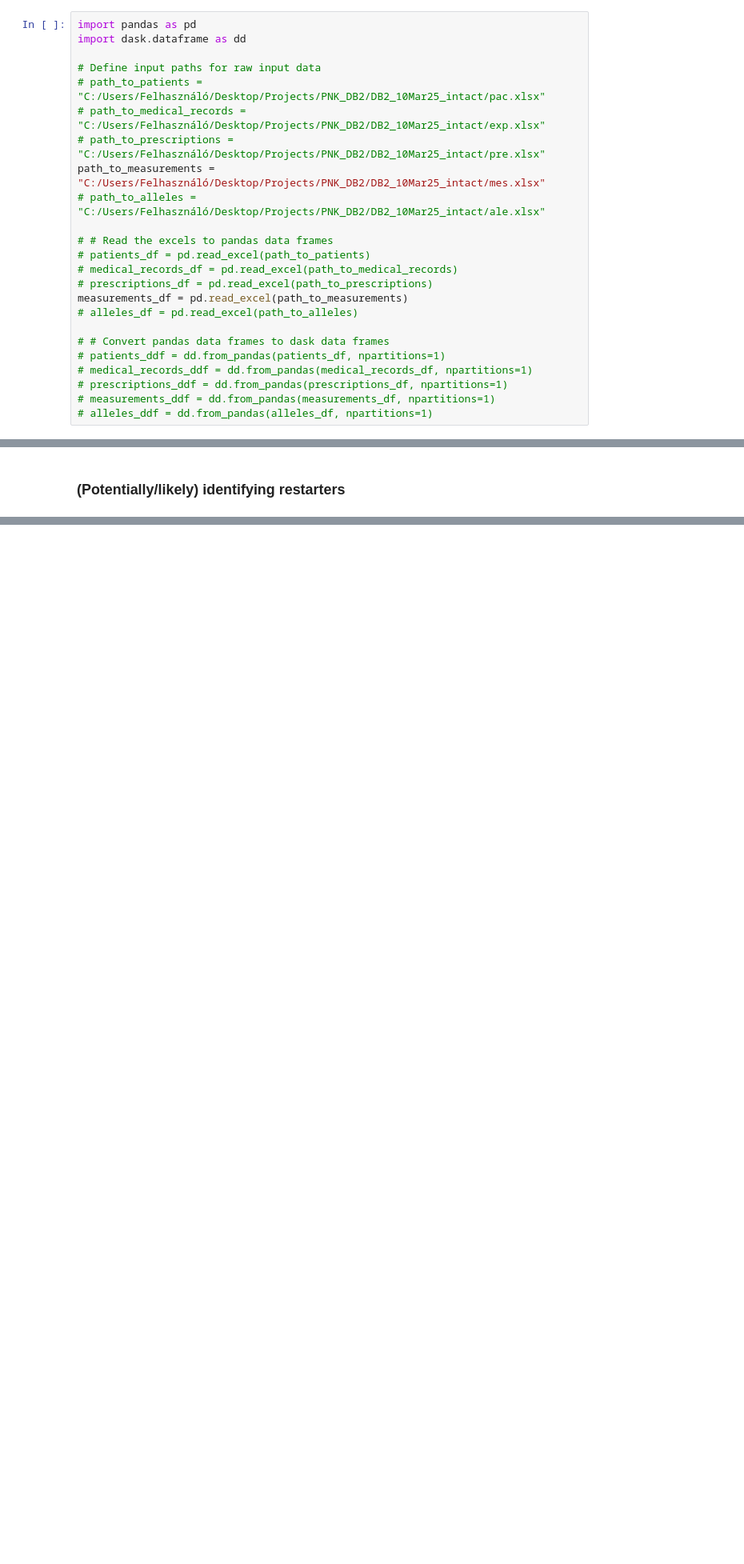
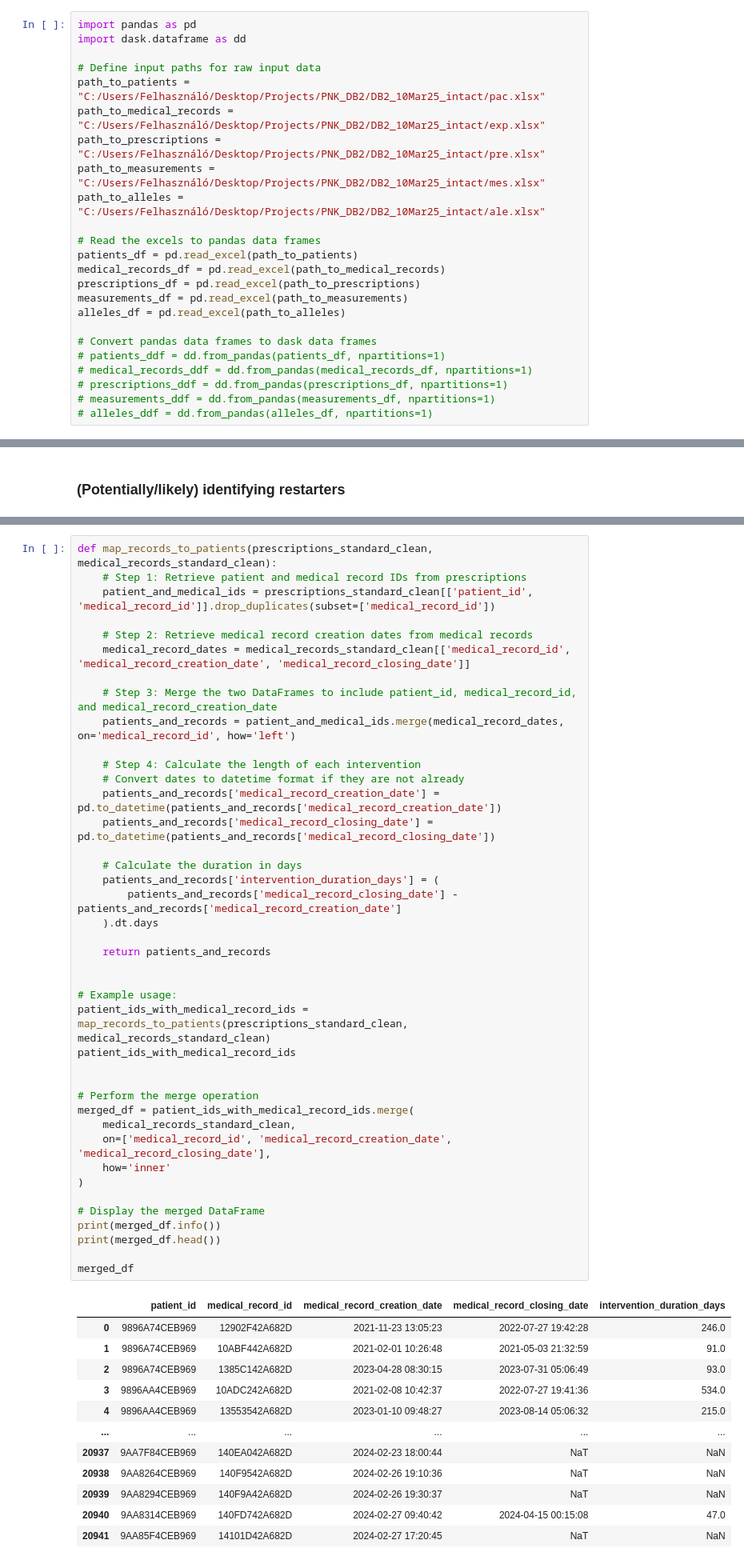
Before and after one commit to Miksa-uam/PROMET_2026, a Jupyter notebook: pnk_data_wrangling.ipynb, the cells around one changed output, grey strips where cells are left out. Shown at 80% size. Cells and saved outputs as stored; diff of their text form; blank space fills up the shorter version.

Commit message:
Medical record raw file processing updated: patient IDs and intervention duration dates included in the clean dataframe. Patients with multiple and single medical records are saved separately.

```diff
--- a/pnk_data_wrangling.ipynb
+++ b/pnk_data_wrangling.ipynb
@@ -15,20 +15,20 @@ import pandas as pd
 import dask.dataframe as dd
 
 # Define input paths for raw input data
-# path_to_patients = "C:/Users/Felhasználó/Desktop/Projects/PNK_DB2/DB2_10Mar25_intact/pac.xlsx"
-# path_to_medical_records = "C:/Users/Felhasználó/Desktop/Projects/PNK_DB2/DB2_10Mar25_intact/exp.xlsx"
-# path_to_prescriptions = "C:/Users/Felhasználó/Desktop/Projects/PNK_DB2/DB2_10Mar25_intact/pre.xlsx"
+path_to_patients = "C:/Users/Felhasználó/Desktop/Projects/PNK_DB2/DB2_10Mar25_intact/pac.xlsx"
+path_to_medical_records = "C:/Users/Felhasználó/Desktop/Projects/PNK_DB2/DB2_10Mar25_intact/exp.xlsx"
+path_to_prescriptions = "C:/Users/Felhasználó/Desktop/Projects/PNK_DB2/DB2_10Mar25_intact/pre.xlsx"
 path_to_measurements = "C:/Users/Felhasználó/Desktop/Projects/PNK_DB2/DB2_10Mar25_intact/mes.xlsx"
-# path_to_alleles = "C:/Users/Felhasználó/Desktop/Projects/PNK_DB2/DB2_10Mar25_intact/ale.xlsx"
+path_to_alleles = "C:/Users/Felhasználó/Desktop/Projects/PNK_DB2/DB2_10Mar25_intact/ale.xlsx"
 
-# # Read the excels to pandas data frames
-# patients_df = pd.read_excel(path_to_patients)
-# medical_records_df = pd.read_excel(path_to_medical_records)
-# prescriptions_df = pd.read_excel(path_to_prescriptions)
+# Read the excels to pandas data frames
+patients_df = pd.read_excel(path_to_patients)
+medical_records_df = pd.read_excel(path_to_medical_records)
+prescriptions_df = pd.read_excel(path_to_prescriptions)
 measurements_df = pd.read_excel(path_to_measurements)
-# alleles_df = pd.read_excel(path_to_alleles)
+alleles_df = pd.read_excel(path_to_alleles)
 
-# # Convert pandas data frames to dask data frames
+# Convert pandas data frames to dask data frames
 # patients_ddf = dd.from_pandas(patients_df, npartitions=1)
 # medical_records_ddf = dd.from_pandas(medical_records_df, npartitions=1)
 # prescriptions_ddf = dd.from_pandas(prescriptions_df, npartitions=1)
@@ -772,0 +797,54 @@ prescriptions_standard_clean_1.head()
+# %%
+def map_records_to_patients(prescriptions_standard_clean, medical_records_standard_clean):
+    # Step 1: Retrieve patient and medical record IDs from prescriptions
+    patient_and_medical_ids = prescriptions_standard_clean[['patient_id', 'medical_record_id']].drop_duplicates(subset=['medical_record_id'])
+
+    # Step 2: Retrieve medical record creation dates from medical records
+    medical_record_dates = medical_records_standard_clean[['medical_record_id', 'medical_record_creation_date', 'medical_record_closing_date']]
+
+    # Step 3: Merge the two DataFrames to include patient_id, medical_record_id, and medical_record_creation_date
+    patients_and_records = patient_and_medical_ids.merge(medical_record_dates, on='medical_record_id', how='left')
+
+    # Step 4: Calculate the length of each intervention
+    # Convert dates to datetime format if they are not already
+    patients_and_records['medical_record_creation_date'] = pd.to_datetime(patients_and_records['medical_record_creation_date'])
+    patients_and_records['medical_record_closing_date'] = pd.to_datetime(patients_and_records['medical_record_closing_date'])
+
+    # Calculate the duration in days
+    patients_and_records['intervention_duration_days'] = (
+        patients_and_records['medical_record_closing_date'] - patients_and_records['medical_record_creation_date']
+    ).dt.days
+
+    return patients_and_records
+
+
+# Example usage:
+patient_ids_with_medical_record_ids = map_records_to_patients(prescriptions_standard_clean, medical_records_standard_clean)
+patient_ids_with_medical_record_ids
+
+
+# Perform the merge operation
+merged_df = patient_ids_with_medical_record_ids.merge(
+    medical_records_standard_clean,
+    on=['medical_record_id', 'medical_record_creation_date', 'medical_record_closing_date'],
+    how='inner'
+)
+
+# Display the merged DataFrame
+print(merged_df.info())
+print(merged_df.head())
+
+merged_df
+# %% [output]
+|  | patient_id | medical_record_id | medical_record_creation_date | medical_record_closing_date | intervention_duration_days |
+| 0 | 9896A74CEB969 | 12902F42A682D | 2021-11-23 13:05:23 | 2022-07-27 19:42:28 | 246.0 |
+| 1 | 9896A74CEB969 | 10ABF442A682D | 2021-02-01 10:26:48 | 2021-05-03 21:32:59 | 91.0 |
+| 2 | 9896A74CEB969 | 1385C142A682D | 2023-04-28 08:30:15 | 2023-07-31 05:06:49 | 93.0 |
+| 3 | 9896AA4CEB969 | 10ADC242A682D | 2021-02-08 10:42:37 | 2022-07-27 19:41:36 | 534.0 |
+| 4 | 9896AA4CEB969 | 13553542A682D | 2023-01-10 09:48:27 | 2023-08-14 05:06:32 | 215.0 |
+| ... | ... | ... | ... | ... | ... |
+| 20937 | 9AA7F84CEB969 | 140EA042A682D | 2024-02-23 18:00:44 | NaT | NaN |
+| 20938 | 9AA8264CEB969 | 140F9542A682D | 2024-02-26 19:10:36 | NaT | NaN |
+| 20939 | 9AA8294CEB969 | 140F9A42A682D | 2024-02-26 19:30:37 | NaT | NaN |
+| 20940 | 9AA8314CEB969 | 140FD742A682D | 2024-02-27 09:40:42 | 2024-04-15 00:15:08 | 47.0 |
+| 20941 | 9AA85F4CEB969 | 14101D42A682D | 2024-02-27 17:20:45 | NaT | NaN |
```
Also changed, not shown: parts of 11 cells of this notebook, 8 other files.
